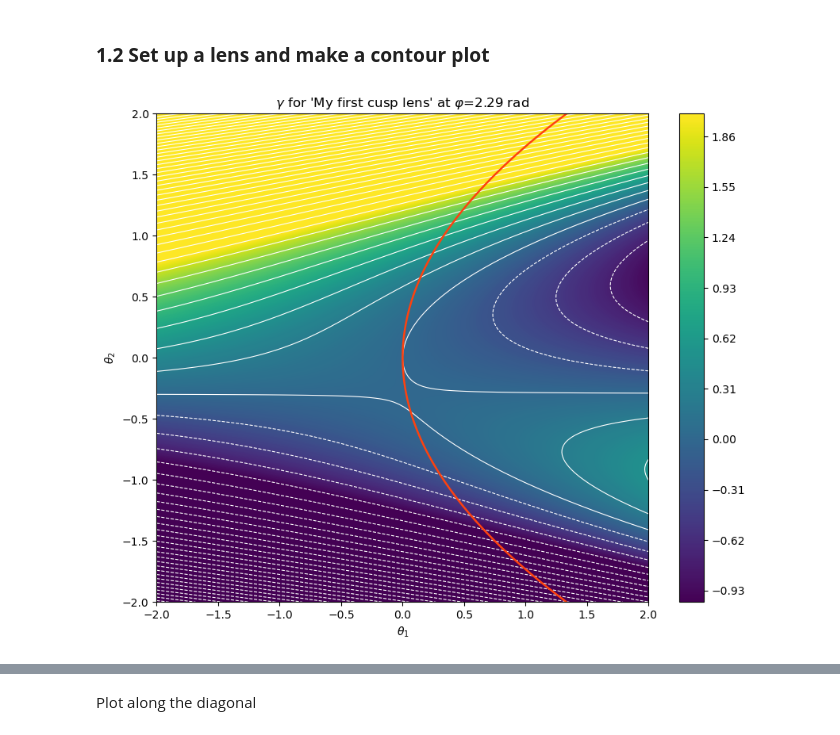
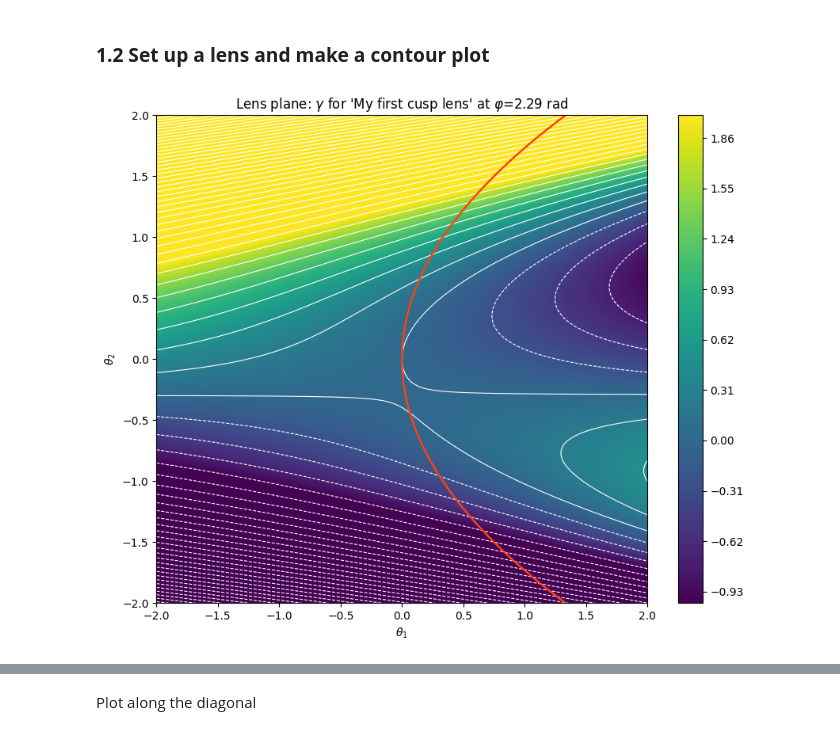
Before and after one commit to chrisharhaw/Optical_Drift_Effects, a Jupyter notebook: notebooks/caustics.ipynb, the cells around one changed output, grey strips where cells are left out. Drawn from its saved outputs; the diff is of its cells as text; code cells hidden in the pictures.

```diff
--- a/notebooks/caustics.ipynb
+++ b/notebooks/caustics.ipynb
@@ -114,34 +114,40 @@ class CuspLens(AbstractLens):
 # %%
 # --- Define the lens --
 cl = CuspLens(a=1., b=-0.9, c=0.3, name="My first cusp lens")
 
 # --- Angle of the gradient ---
 phi = 0.73 * np.pi
+
+# --- Clamping interval ---
+lo, hi = (-1., 2.)
 
 # --- Define the grid of V1 and V2 ---
 V1_range = (-2., 2.)
 N_V1 = 200
 V2_range = (-2., 2.)
 N_V2 = 200
 V1, V2 = np.meshgrid(np.linspace(*V1_range, N_V1), np.linspace(*V2_range, N_V2))
 
 # --- Compute gamma on the grid ---
 gamma = cl.gamma(phi=phi, theta1=V1, theta2=V2)
 
 clamped_gamma = np.empty_like(gamma)    # clamped to the range [-1, 2]
 for i in range(gamma.shape[0]):
     for j in range(gamma.shape[1]):
-        clamped_gamma[i, j] = clamp(gamma[i, j], -1., 2.)
+        clamped_gamma[i, j] = clamp(gamma[i, j], lo=lo, hi=hi)
 
 # --- Make the plot ---
 fig, ax = plt.subplots(figsize=(10, 8))
 plt.contourf(V1, V2, clamped_gamma, levels=300, cmap=mpl.colormaps.get_cmap('viridis'))
 plt.colorbar()
 plt.contour(V1, V2, gamma, levels=80, colors='white', linewidths=(0.8,))
-plt.contour(V1, V2, cl.detA(V1, V2), levels=np.array([0.]), colors='xkcd:orangered', linewidths=(1.8,))
+critical_contour = plt.contour(     # plot the contour and remember it!
+    V1, V2, cl.detA(V1, V2),
+    levels=np.array([0.]), colors='xkcd:orangered', linewidths=(1.8,)
+)
 ax.set_xlabel(r"$\theta_1$")
 ax.set_ylabel(r"$\theta_2$")
-ax.set_title(r"$\gamma$" + f" for '{cl.name}' at " + r"$\varphi$" + f"={phi:.2f} rad")
+ax.set_title(r"Lens plane: $\gamma$" + f" for '{cl.name}' at " + r"$\varphi$" + f"={phi:.2f} rad")
 plt.show()
 # %% [output]
-[figure, old version]
+[figure, new version]
```
Also changed, not shown: parts of 6 cells of this notebook.
